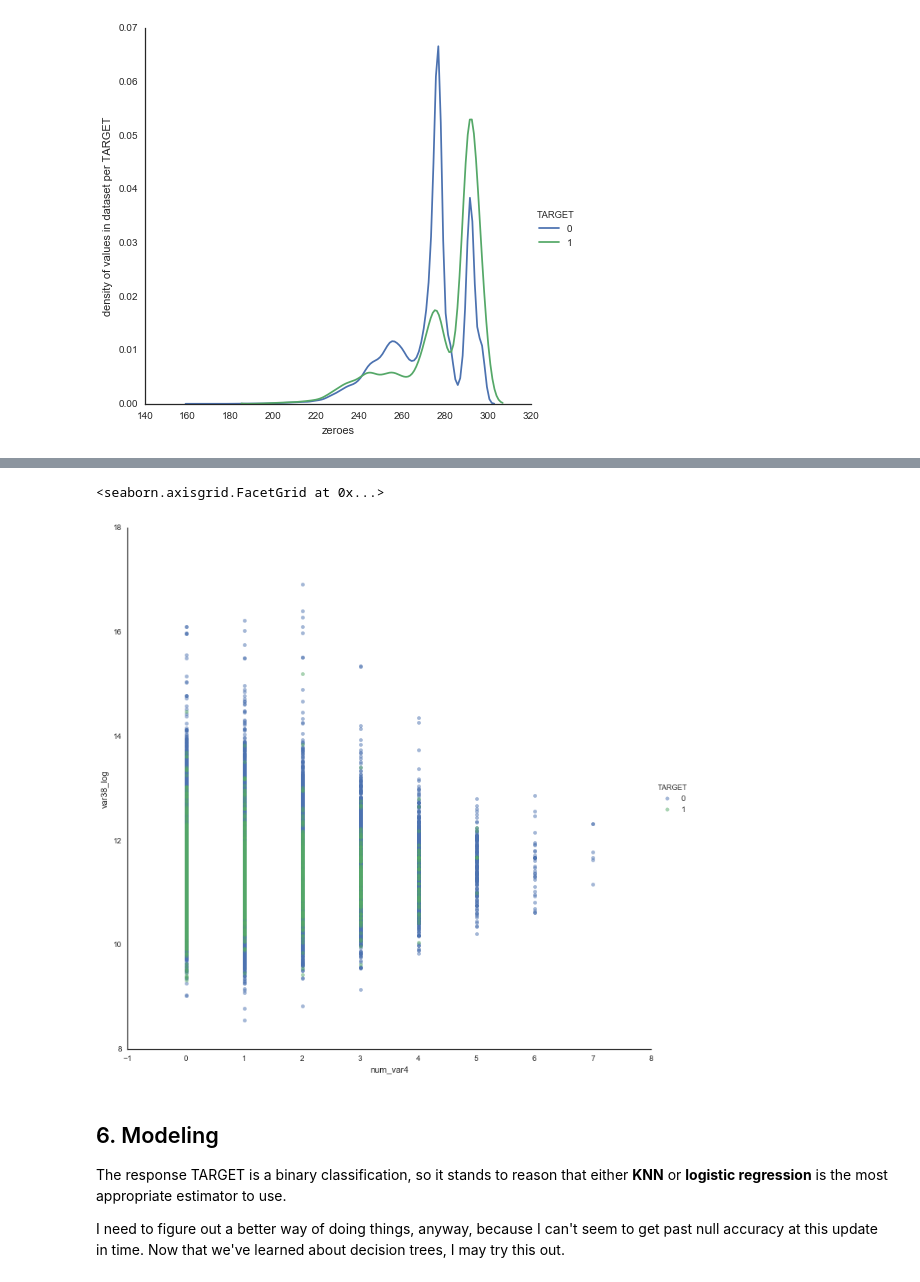
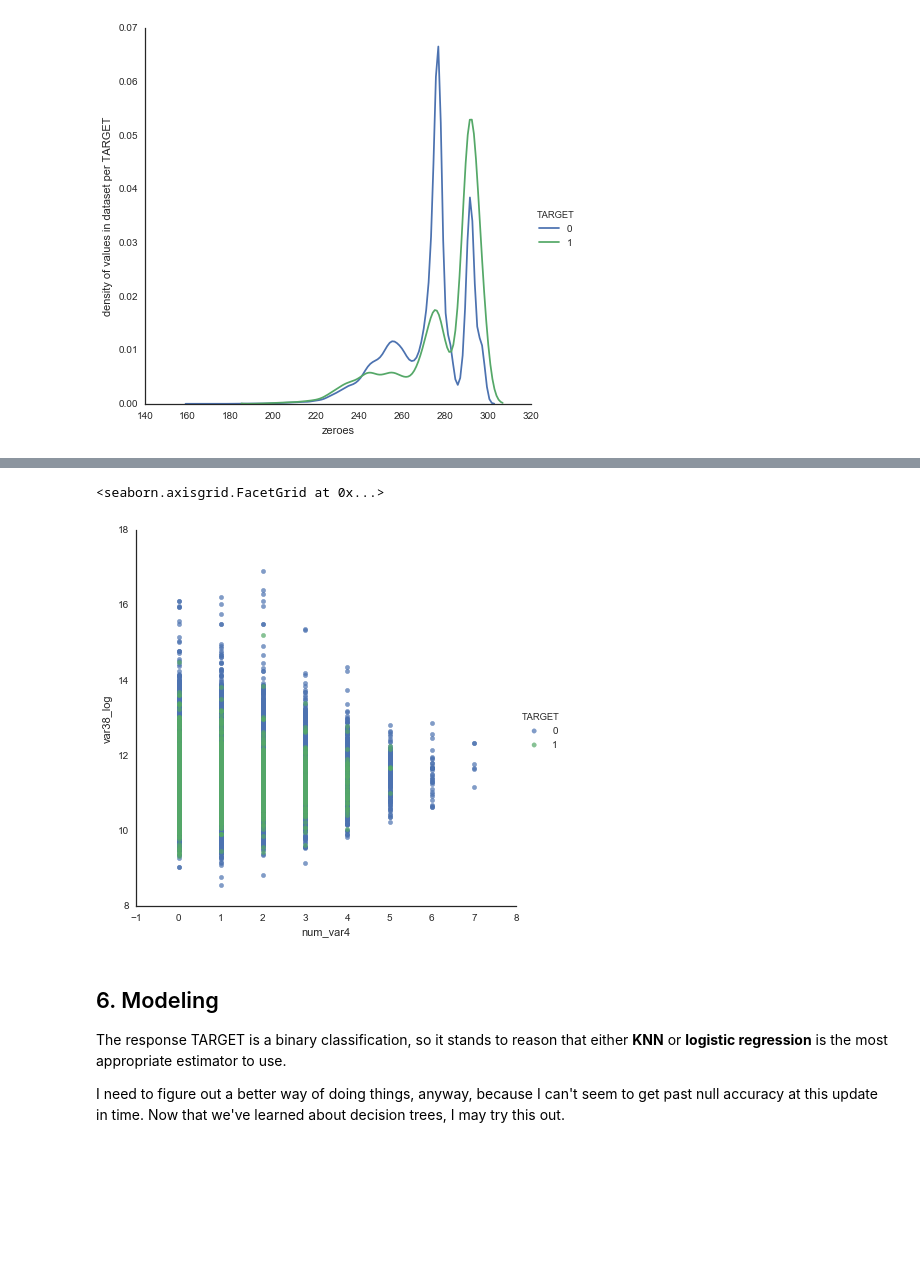
Before and after one commit to sketchychen/kaggle_santander, a Jupyter notebook: kaggle_santander_draft.ipynb, the cells around one changed output, grey strips where cells are left out. Cells and saved outputs as stored; diff of their text form; code cells hidden in the pictures; blank space fills up the shorter version.

```diff
--- a/kaggle_santander_draft.ipynb
+++ b/kaggle_santander_draft.ipynb
@@ -565,8 +560,8 @@ var3 is entirely positive (as categorical variables are wont to be) save for the
 # var3 error -999999, 117 of them
 # 117/77060 = 0.0015 (not even 1% of the entries)
 # drop as null or replace with mode (category 2)?
-santrainder = santrainder.replace(-999999, np.NaN)
-santrainder = santrainder.dropna(axis=0) # use with NaNs
+santrainder = santrainder.replace(-999999, 2)
+# santrainder = santrainder.dropna(axis=0) # use with NaNs
 # %%
 # distribution
 santrainder.var3.hist(bins=100)
@@ -813,9 +812,9 @@ plt.ylabel('var38_log');
 # %%
-sns.FacetGrid(santrainder, hue='TARGET', size=10).map(plt.scatter, 'num_var4', 'var38_log', alpha=0.5).add_legend()
+sns.FacetGrid(santrainder, hue='TARGET', size=6).map(plt.scatter, 'num_var4', 'var38_log', alpha=0.7).add_legend()
 # unhappy customers are concentrated more around var38's and have lower num_var4s
 # %% [output]
 <seaborn.axisgrid.FacetGrid at 0x...>
-[figure, old version]
+[figure, new version]
 # %% [markdown]
 ## 6. Modeling <a name="Modeling"></a>
 The response TARGET is a binary classification, so it stands to reason that either **KNN** or **logistic regression** is the most appropriate estimator to use.
```
Also changed, not shown: parts of 47 cells of this notebook, 1 other file.
